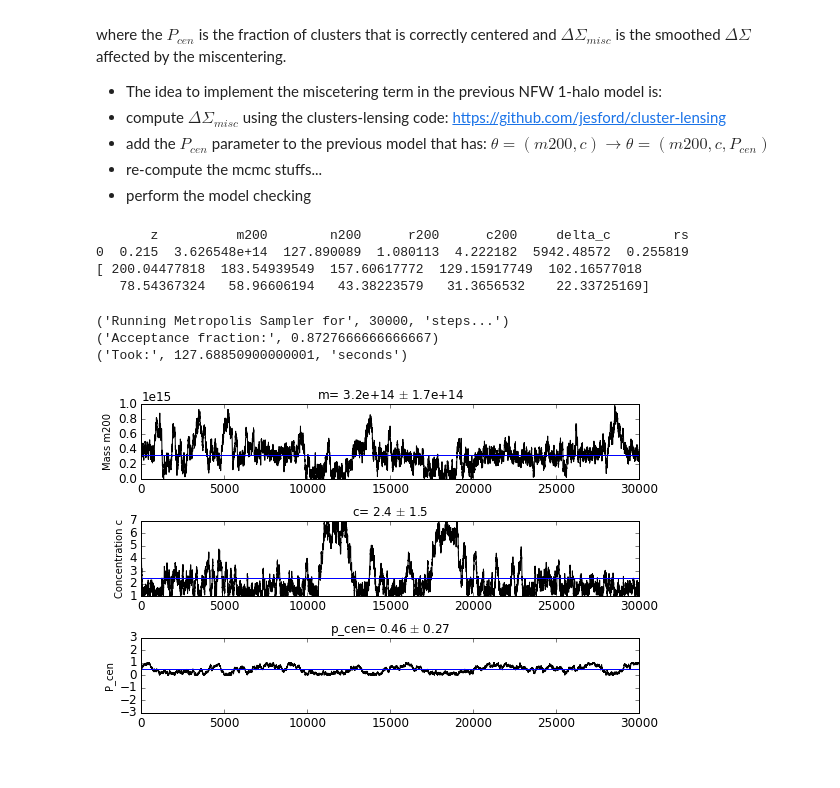
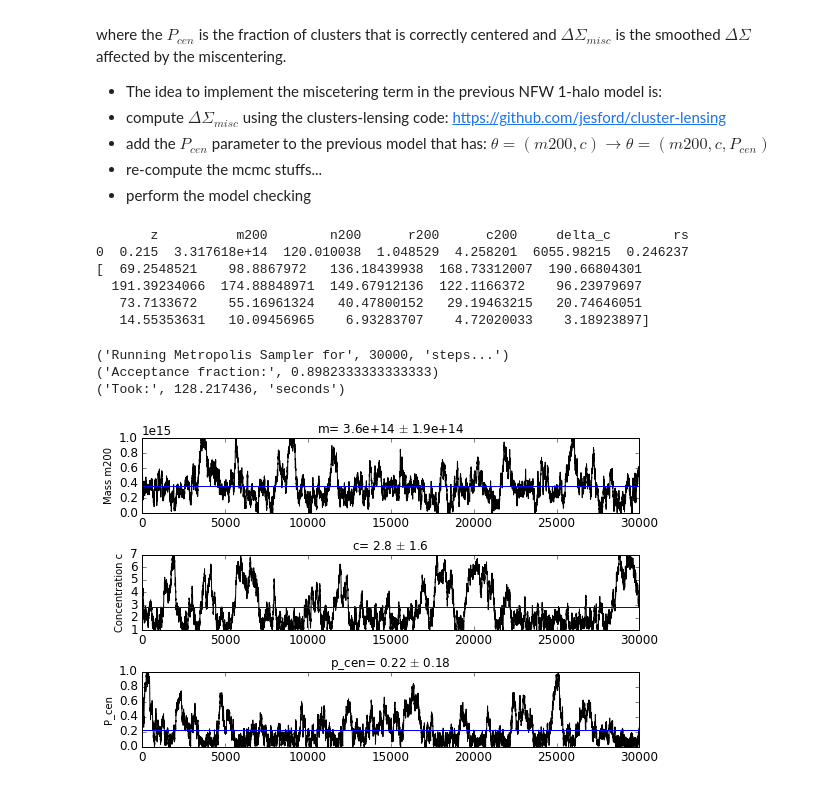
Before and after one commit to MariaElidaiana/AstroHackWeek, a Jupyter notebook: FittingNFW2DSigma.ipynb, the cells around one changed output. Saved outputs shown, nothing was run; the diff lists cells and outputs as text; code cells hidden in the pictures.

Commit message:
using all R range...

```diff
--- a/FittingNFW2DSigma.ipynb
+++ b/FittingNFW2DSigma.ipynb
@@ -63,7 +63,9 @@ R     = np.array(stacked_clusters['Radius'])
 DSobs = np.array(stacked_clusters['Delta_Sigma_T'])
 DSerr = np.array(stacked_clusters['err_Delta_Sigma_T'])
 
-fitmask = (R>=0.3)&(R<3.5)
+#fitmask = (R>=0.3)&(R<3.5)
+fitmask = (R>=0.1)&(R<=10.0) #using all points
+
 print(stacked_clusters[fitmask])
 
 R = R[fitmask]
@@ -440,7 +443,7 @@ corner.corner(chain, labels=['m200','c'], range=[m200limits,climits],quantiles=[
 # %%
 # Generate a straight line model for each parameter combination, and plot:
 
-xlimits=[0.3,3.0]
+xlimits=[0.1,10.0]
 X = np.linspace(xlimits[0],xlimits[1],50)
 for i in (np.random.rand(100)*len(chain)).astype(int):
     m,b = chain[i]
@@ -510,9 +513,11 @@ DSmisc = dsigma_offset.value
 print(DSmisc)                         # units of M_sun/pc^2
 # %% [output]
        z          m200        n200      r200      c200     delta_c        rs
-0  0.215  3.626548e+14  127.890089  1.080113  4.222182  5942.48572  0.255819
-[ 200.04477818  183.54939549  157.60617772  129.15917749  102.16577018
-   78.54367324   58.96606194   43.38223579   31.3656532    22.33725169]
+0  0.215  3.317618e+14  120.010038  1.048529  4.258201  6055.98215  0.246237
+[  69.2548521    98.8867972   136.18439938  168.73312007  190.66804301
+  191.39234066  174.88848971  149.67912136  122.1166372    96.23979697
+   73.7133672    55.16961324   40.47800152   29.19463215   20.74646051
+   14.55353631   10.09456965    6.93283707    4.72020033    3.18923897]
 # %%
 # Defining the new likelihoods...
 
@@ -600,8 +605,8 @@ print('Acceptance fraction:', acceptance_rate)
 print('Took:', final-initial,'seconds')
 # %% [output]
 ('Running Metropolis Sampler for', 30000, 'steps...')
-('Acceptance fraction:', 0.8727666666666667)
-('Took:', 127.68850900000001, 'seconds')
+('Acceptance fraction:', 0.8982333333333333)
+('Took:', 128.217436, 'seconds')
 # %%
 # new mcmc results...
 
@@ -614,35 +619,35 @@ length=25000 #number of points to average over (must be smaller than the number
 
 mean_mm = np.mean(mm[-length:])
 std_mm = np.std(mm[-length:])
 mean_cc = np.mean(cc[-length:])
 std_cc = np.std(cc[-length:])
 mean_pp = np.mean(pp[-length:])
 std_pp = np.std(pp[-length:])
 
 
 # Traces, for convergence inspection:
 plt.figure(figsize=(8,5))
 plt.subplot(3,1,1)
 plt.title('m= %.2g $\pm$ %.2g'%(mean_mm,std_mm),fontsize=12)
 plt.plot(mm, 'k-')
 plt.axhline(np.mean(mm[-length:]))
 plt.ylim(m200limits)
 plt.ylabel('Mass m200')
 plt.subplot(3,1,2)
 plt.title('c= %.2g $\pm$ %.2g'%(mean_cc,std_cc),fontsize=12)
 plt.plot(cc, 'k-')
 plt.axhline(np.mean(cc[-length:]))
 plt.ylim(climits)
 plt.ylabel('Concentration c')
 plt.subplot(3,1,3)
 plt.title('p_cen= %.2g $\pm$ %.2g'%(mean_pp,std_pp),fontsize=12)
 plt.plot(pp, 'k-')
 plt.axhline(np.mean(pp[-length:]))
-plt.ylim([p_cen_limits[0]-3*p_cen_limits[1],p_cen_limits[0]+3*p_cen_limits[1]])
+plt.ylim([p_cen_limits[0],p_cen_limits[1]])#-1.1*p_cen_limits[1],p_cen_limits[0]+1.1*p_cen_limits[1]])
 plt.ylabel('P_cen')
 plt.tight_layout()
 # %% [output]
-[figure, old version]
+[figure, new version]
 # %%
 corner.corner(new_chain, labels=['m200','c','p_cen'], range=[m200limits,climits,(p_cen_limits[0]-3*p_cen_limits[1],p_cen_limits[0]+3*p_cen_limits[1])],quantiles=[0.16,0.5,0.84],
                 show_titles=True, title_args={"fontsize": 12},
```
Also changed, not shown: parts of 15 cells of this notebook.
